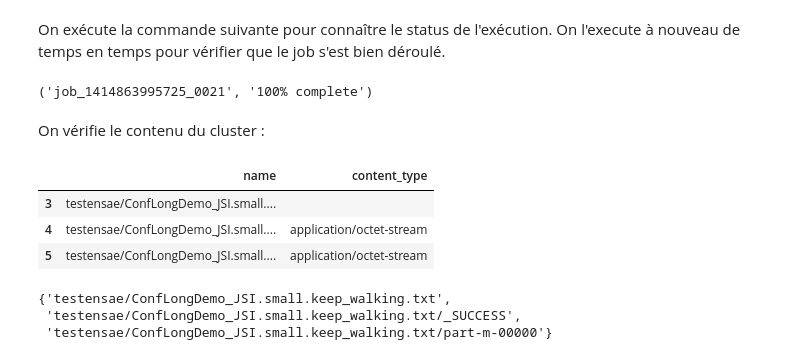
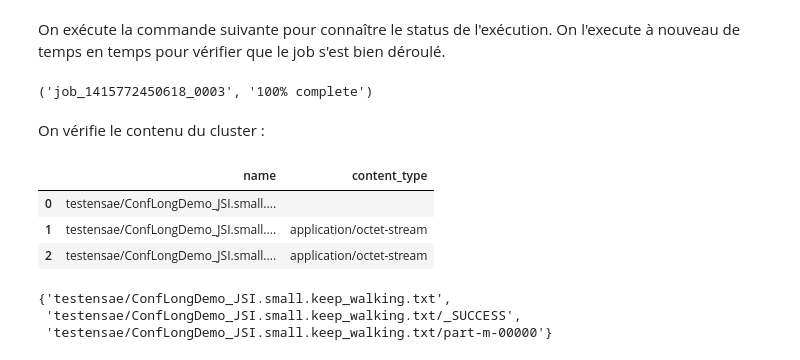
Before and after one commit to sdpython/ensae_teaching_cs, a Jupyter notebook: _doc/notebooks/td3a/td3a_cenonce_session6b.ipynb, the cells around one changed output. Cells and saved outputs as stored; diff of their text form; code cells hidden in the pictures.

```diff
--- a/_doc/notebooks/td3a/td3a_cenonce_session6b.ipynb
+++ b/_doc/notebooks/td3a/td3a_cenonce_session6b.ipynb
@@ -268,22 +315,22 @@ username = "xavierdupre"
 # %% [markdown]
 On exécute la commande suivante pour connaître le status de l'exécution. On l'execute à nouveau de temps en temps pour vérifier que le job s'est bien déroulé.
 # %%
-st = %hd_job_status job_1414863995725_0021
+st = %hd_job_status job_1415772450618_0003
 st["id"],st["percentComplete"]
 # %% [output]
-('job_1414863995725_0021', '100% complete')
+('job_1415772450618_0003', '100% complete')
 # %% [markdown]
 On vérifie le contenu du cluster :
 # %%
-df=%blob_ls /testensae
+df=%blob_ls hdblobstorage/testensae
 ls=df[["name","content_type"]]
 k=ls [ ls.apply(lambda r : "keep" in r["name"], axis=1)]
 k
 # %% [output]
 |  | name | content_type |
-| 3 | testensae/ConfLongDemo_JSI.small.... |  |
-| 4 | testensae/ConfLongDemo_JSI.small.... | application/octet-stream |
-| 5 | testensae/ConfLongDemo_JSI.small.... | application/octet-stream |
+| 0 | testensae/ConfLongDemo_JSI.small.... |  |
+| 1 | testensae/ConfLongDemo_JSI.small.... | application/octet-stream |
+| 2 | testensae/ConfLongDemo_JSI.small.... | application/octet-stream |
 # %%
 set(k.name)
 # %% [output]
```
Also changed, not shown: parts of 20 cells of this notebook, 2 other files.
